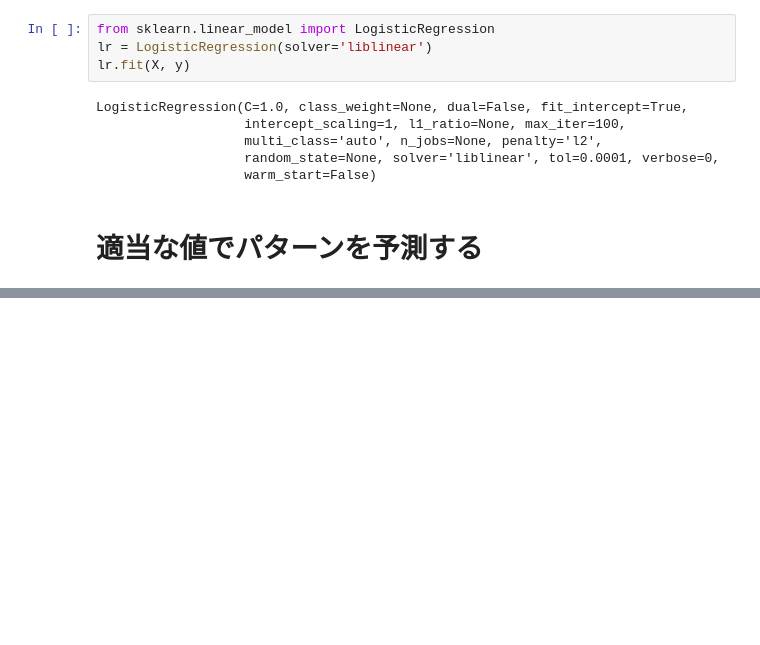
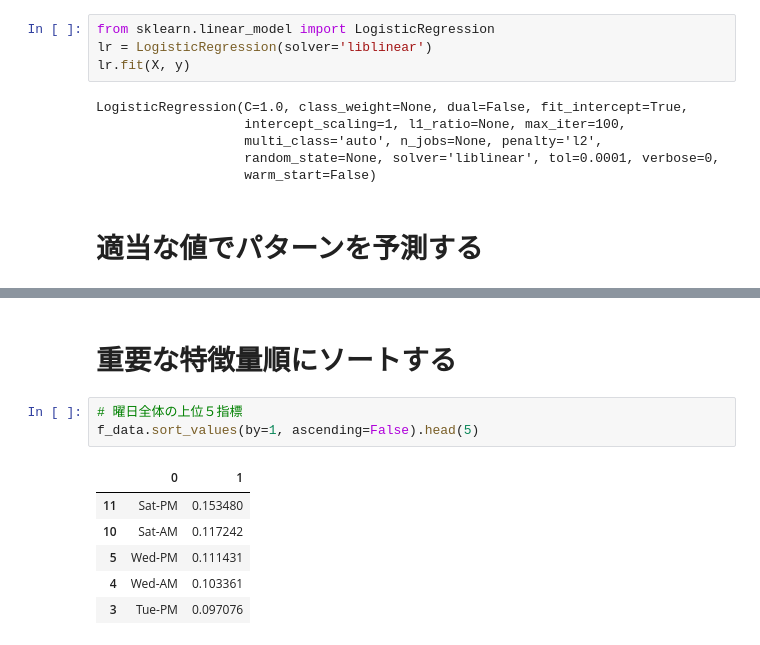
Before and after one commit to acio-o9/python-workspace, a Jupyter notebook: AnimalCrossing_BookPredict.ipynb, the cells around one changed output, grey strips where cells are left out. Saved outputs shown, nothing was run; the diff lists cells and outputs as text; blank space fills up the shorter version.

```diff
--- a/AnimalCrossing_BookPredict.ipynb
+++ b/AnimalCrossing_BookPredict.ipynb
@@ -102,0 +189,12 @@ array(['third'], dtype=object)
+# %% [markdown]
+# 重要な特徴量順にソートする
+# %%
+# 曜日全体の上位５指標
+f_data.sort_values(by=1, ascending=False).head(5)
+# %% [output]
+|  | 0 | 1 |
+| 11 | Sat-PM | 0.153480 |
+| 10 | Sat-AM | 0.117242 |
+| 5 | Wed-PM | 0.111431 |
+| 4 | Wed-AM | 0.103361 |
+| 3 | Tue-PM | 0.097076 |
```
Also changed, not shown: parts of 12 cells of this notebook.
